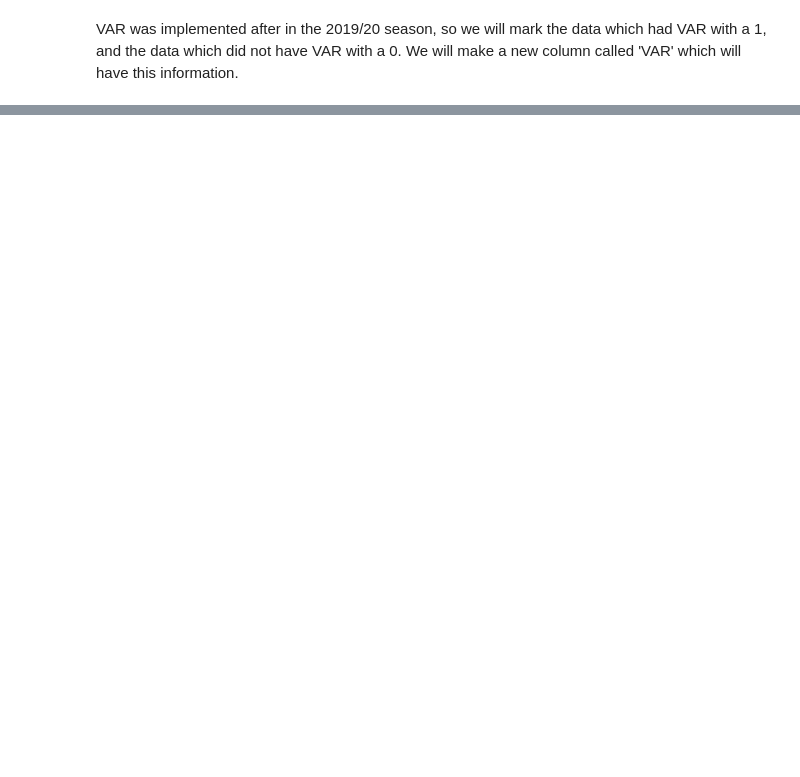
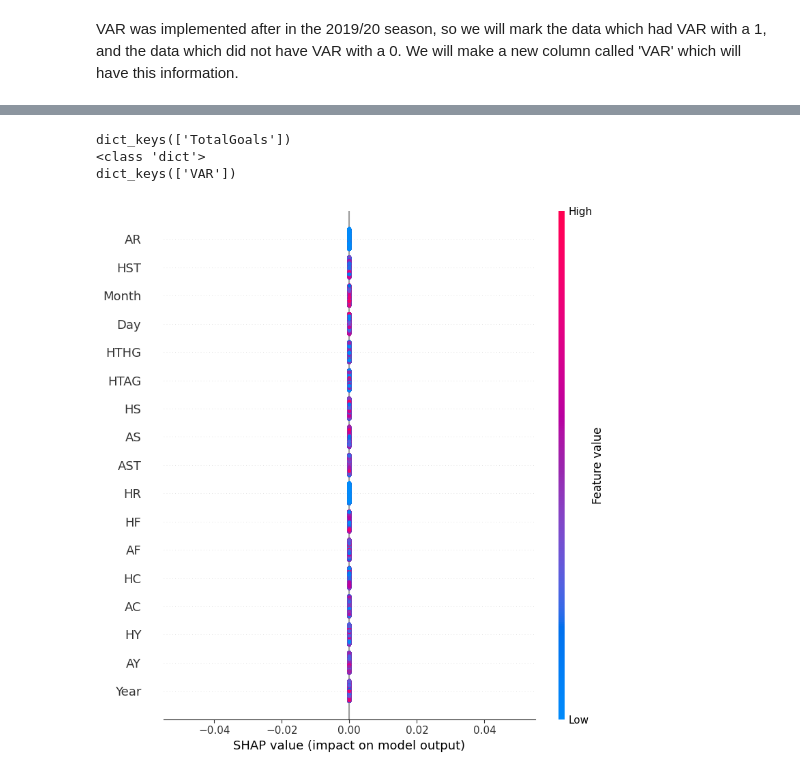
Before and after one commit to dapUoE/Effects-of-VAR-on-English-Football, a Jupyter notebook: Jupyter_Analysis.ipynb, the cells around one changed output, grey strips where cells are left out. Saved outputs shown, nothing was run; the diff lists cells and outputs as text; code cells hidden in the pictures; blank space fills up the shorter version.

```diff
--- a/Jupyter_Analysis.ipynb
+++ b/Jupyter_Analysis.ipynb
@@ -131,0 +307,30 @@ OSError: Cannot save file into a non-existent directory: 'your\directory\path'
+# %%
+# code adapted from https://github.com/microsoft/EconML
+import shap
+from econml.dml import CausalForestDML
+import matplotlib.pyplot as plt
+
+
+# fit causal forest with default parameters
+causal_forest = CausalForestDML()
+causal_forest.fit(Y, T, X=X, W=W)
+
+# calculate shap values of causal forest model
+shap_values = causal_forest.shap_values(X)
+
+# Print the keys in the SHAP values dictionary
+print(shap_values.keys())
+
+# Print the type and keys if it's a dictionary
+print(type(shap_values['TotalGoals']))
+if isinstance(shap_values['TotalGoals'], dict):
+    print(shap_values['TotalGoals'].keys())
+
+
+# plot shap values
+shap.summary_plot(shap_values['TotalGoals']['VAR'])
+# %% [output]
+dict_keys(['TotalGoals'])
+<class 'dict'>
+dict_keys(['VAR'])
+[figure, added]
```
Also changed, not shown: parts of 10 cells of this notebook.
